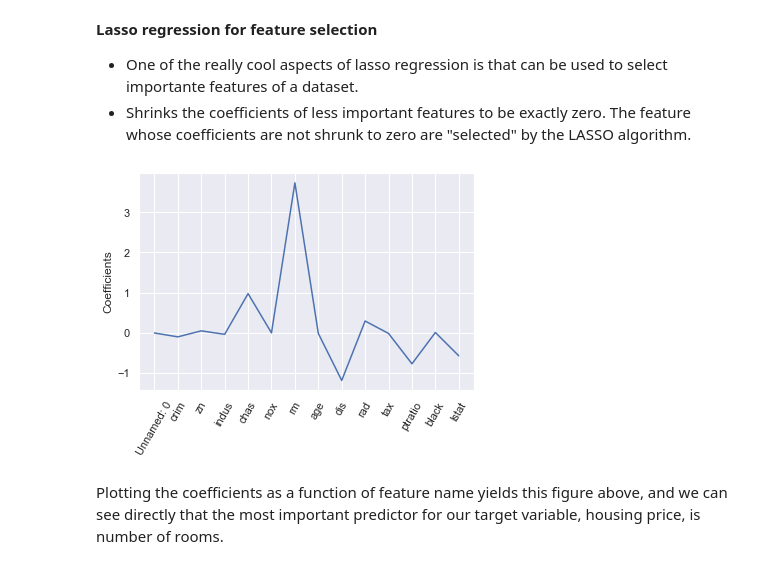
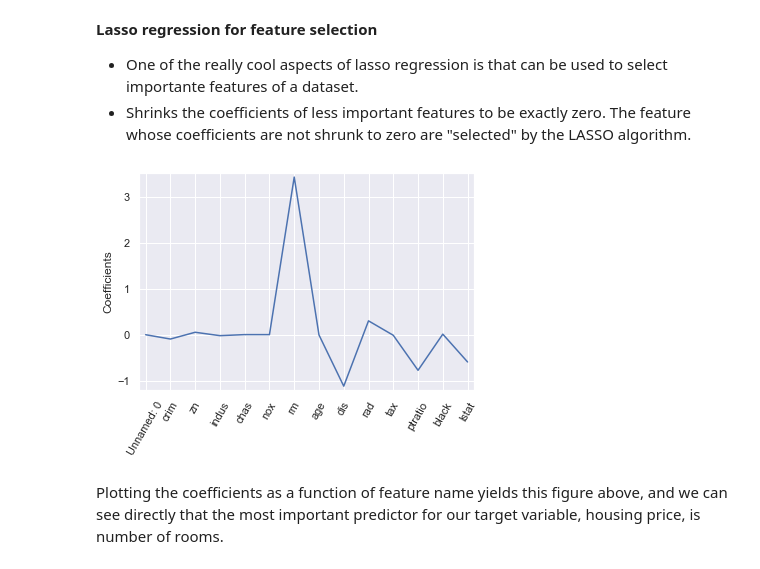
Before and after one commit to mirianfsilva/machine-learning-studies, a Jupyter notebook: supervised-learning-with-scikit-learn/regression-data-exploratory.ipynb, the cells around one changed output. Saved outputs shown, nothing was run; the diff lists cells and outputs as text; code cells hidden in the pictures.

```diff
--- a/supervised-learning-with-scikit-learn/regression-data-exploratory.ipynb
+++ b/supervised-learning-with-scikit-learn/regression-data-exploratory.ipynb
@@ -313,19 +321,21 @@ The feature whose coefficients are not shrunk to zero are "selected" by the LASS
 # %%
 #Lasso for feature selection in scikit-learn
 from sklearn.linear_model import Lasso
 
 #Store the feature names in the variable names
 names = boston.drop('medv', axis = 1).columns
 # We then instatiate our regressor, fit it to the data as always,
 #then we can extract the ceof attribute and store in lasso coef
-lasso = Lasso(alpha = 0.1)
+lasso = Lasso(alpha = 0.2)
 lasso_coef = lasso.fit(X,y).coef_
 
-_ = plt.plot(range(len(names)), lasso_coef)
-_ = plt.xticks(range(len(names)), names, rotation=60)
-_ = plt.ylabel('Coefficients')
+# Plot the coefficients
+plt.plot(range(len(names)), lasso_coef)
+plt.xticks(range(len(names)), names.values, rotation=60)
+plt.ylabel('Coefficients')
+plt.margins(0.02)
 plt.show()
 # %% [output]
-[figure, old version]
+[figure, new version]
 # %% [markdown]
 Plotting the coefficients as a function of feature name yields this figure above, and we can see directly that the most important predictor for our target variable, housing price, is number of rooms.
```
Also changed, not shown: parts of 11 cells of this notebook.
